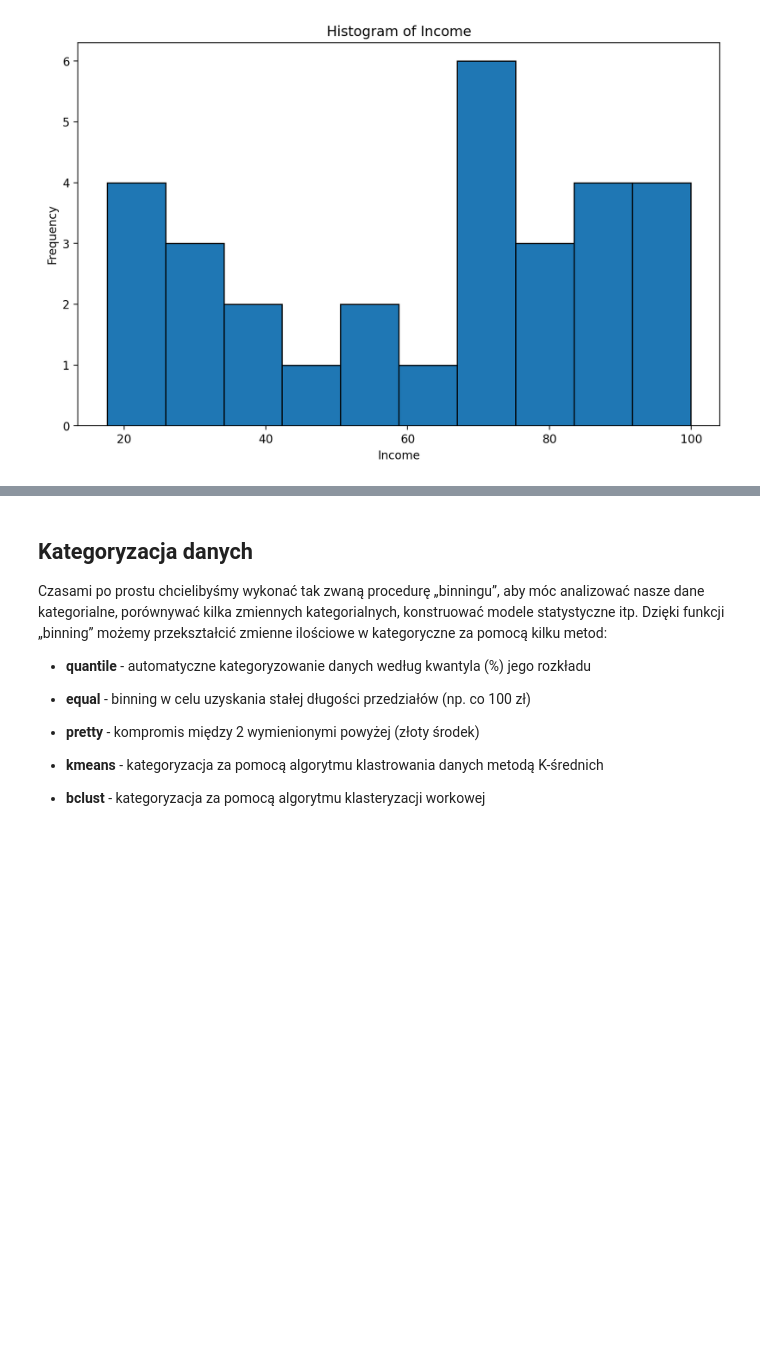
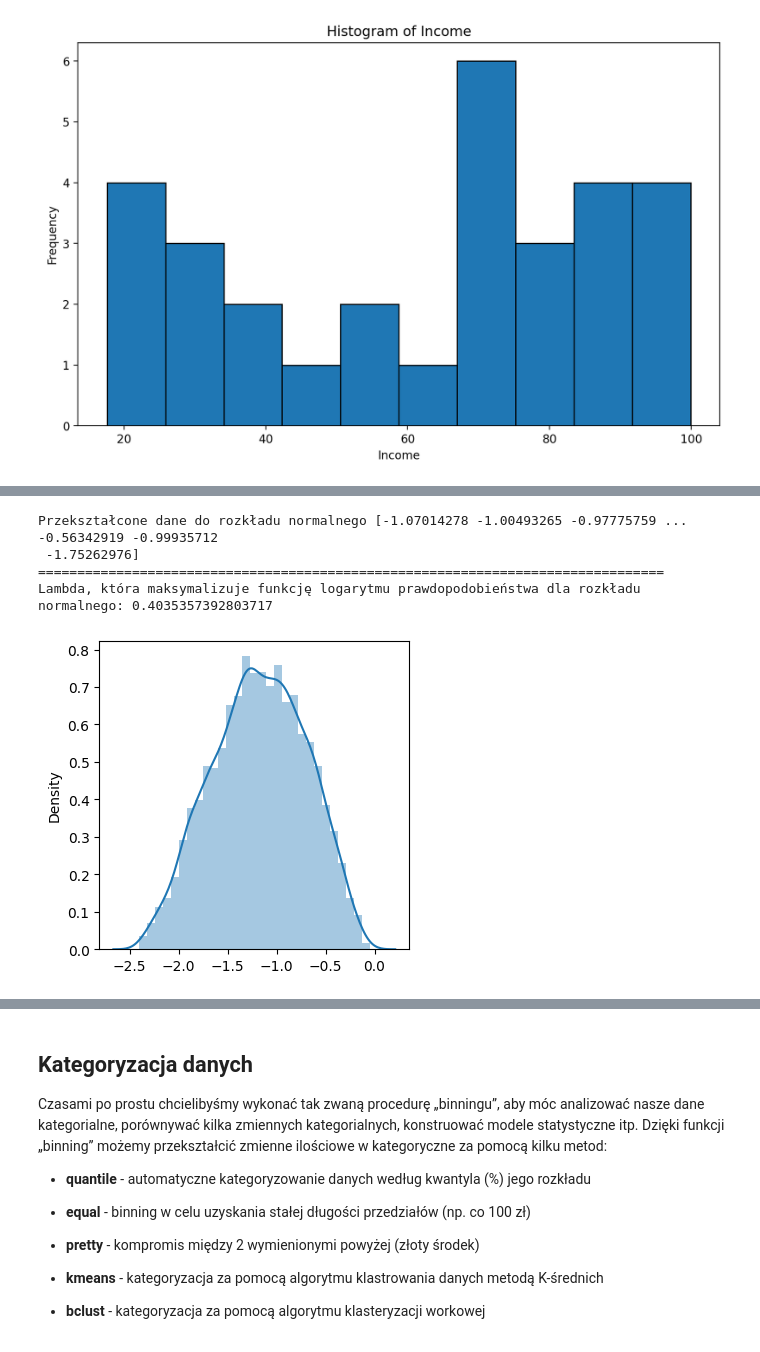
Before and after one commit to wignusia/sad, a Jupyter notebook: 08-data-wrangling.ipynb, the cells around one changed output, grey strips where cells are left out. Cells and saved outputs as stored; diff of their text form; code cells hidden in the pictures; blank space fills up the shorter version.

```diff
--- a/08-data-wrangling.ipynb
+++ b/08-data-wrangling.ipynb
@@ -995,0 +1044,11 @@ plt.show()
+# %%
+data_transformed, lambda_ = boxcox(data) #Jeśli parametr lambda ma wartość None, drugim zwracanym argumentem jest
+# lambda, która maksymalizuje funkcję log-likelihood.
+print('Przekształcone dane do rozkładu normalnego', data_transformed)
+print(40*'==')
+print('Lambda, która maksymalizuje funkcję logarytmu prawdopodobieństwa dla rozkładu normalnego:', lambda_)
+# %% [output]
+Przekształcone dane do rozkładu normalnego [-1.07014278 -1.00493265 -0.97775759 ... -0.56342919 -0.99935712
+ -1.75262976]
+================================================================================
+Lambda, która maksymalizuje funkcję logarytmu prawdopodobieństwa dla rozkładu normalnego: 0.4035357392803717
@@ -995,0 +1057,7 @@ plt.show()
+# %%
+warnings.filterwarnings('ignore')
+plt.figure(figsize = (4, 4))
+sns.distplot(data_transformed)
+plt.show()
+# %% [output]
+[figure, added]
```
Also changed, not shown: parts of 8 cells of this notebook, 1 other file.
